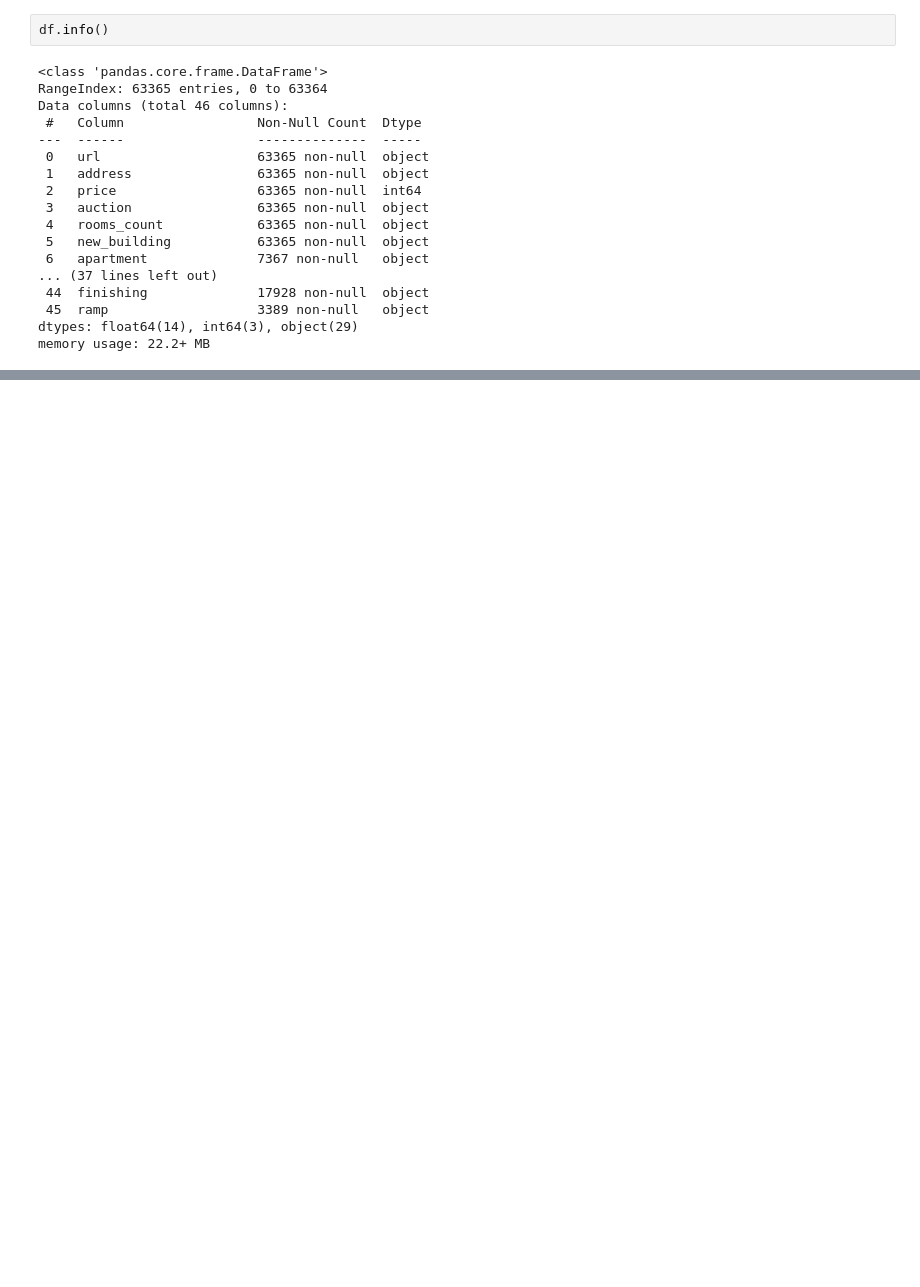
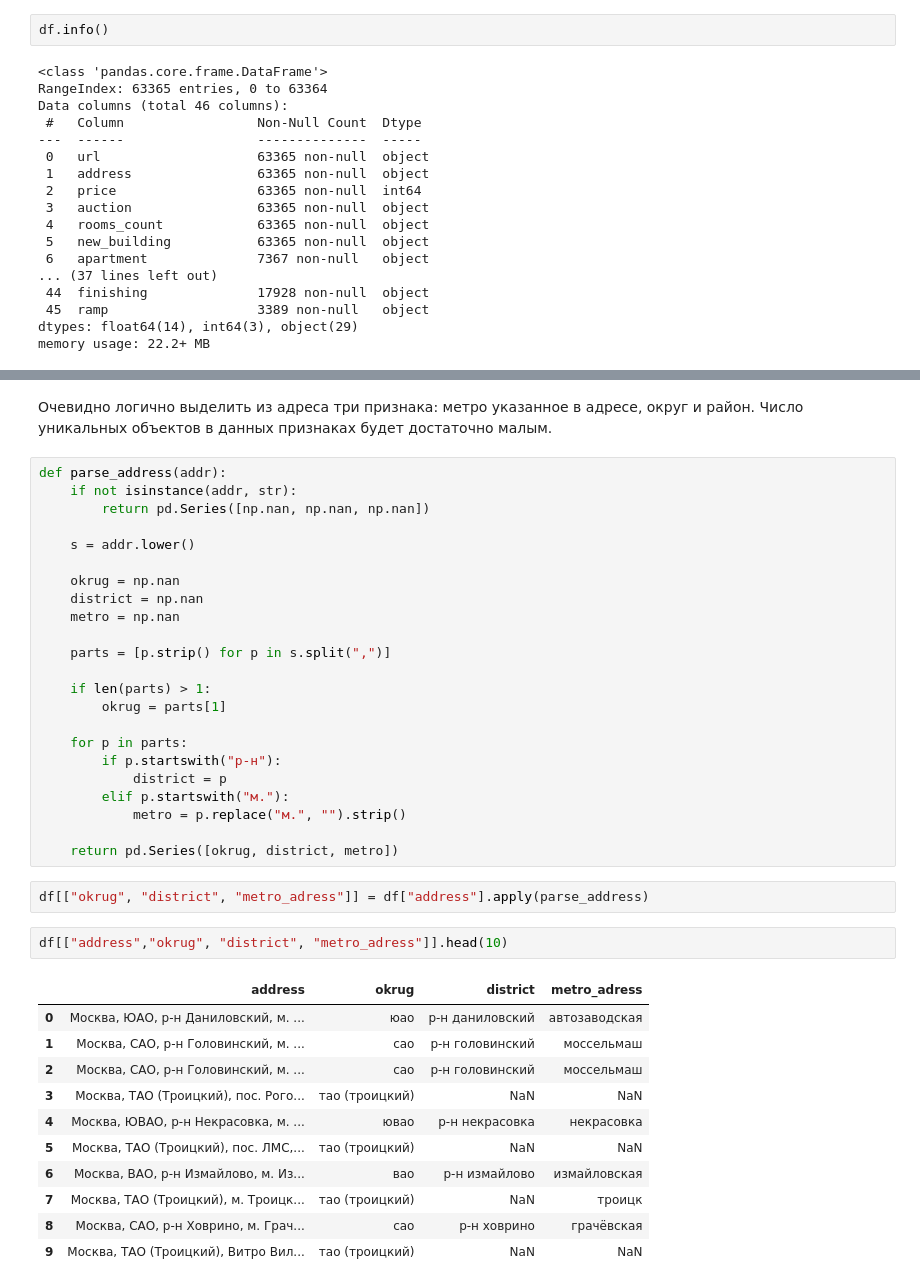
Before and after one commit to AyuKamakin/Abd_prj_25_26_team_40, a Jupyter notebook: EDA.ipynb, the cells around one changed output, grey strips where cells are left out. Drawn from its saved outputs; the diff is of its cells as text; blank space fills up the shorter version.

```diff
--- a/EDA.ipynb
+++ b/EDA.ipynb
@@ -197,0 +367,41 @@ plt.show()
+# %% [markdown]
+Очевидно логично выделить из адреса три признака: метро указанное в адресе, округ и район. Число уникальных объектов в данных признаках будет достаточно малым.
+# %%
+def parse_address(addr):
+    if not isinstance(addr, str):
+        return pd.Series([np.nan, np.nan, np.nan])
+
+    s = addr.lower()
+
+    okrug = np.nan
+    district = np.nan
+    metro = np.nan
+
+    parts = [p.strip() for p in s.split(",")]
+
+    if len(parts) > 1:
+        okrug = parts[1]
+
+    for p in parts:
+        if p.startswith("р-н"):
+            district = p
+        elif p.startswith("м."):
+            metro = p.replace("м.", "").strip()
+
+    return pd.Series([okrug, district, metro])
+# %%
+df[["okrug", "district", "metro_adress"]] = df["address"].apply(parse_address)
+# %%
+df[["address","okrug", "district", "metro_adress"]].head(10)
+# %% [output]
+|  | address | okrug | district | metro_adress |
+| 0 | Москва, ЮАО, р-н Даниловский, м. ... | юао | р-н даниловский | автозаводская |
+| 1 | Москва, САО, р-н Головинский, м. ... | сао | р-н головинский | моссельмаш |
+| 2 | Москва, САО, р-н Головинский, м. ... | сао | р-н головинский | моссельмаш |
+| 3 | Москва, ТАО (Троицкий), пос. Рого... | тао (троицкий) | NaN | NaN |
+| 4 | Москва, ЮВАО, р-н Некрасовка, м. ... | ювао | р-н некрасовка | некрасовка |
+| 5 | Москва, ТАО (Троицкий), пос. ЛМС,... | тао (троицкий) | NaN | NaN |
+| 6 | Москва, ВАО, р-н Измайлово, м. Из... | вао | р-н измайлово | измайловская |
+| 7 | Москва, ТАО (Троицкий), м. Троицк... | тао (троицкий) | NaN | троицк |
+| 8 | Москва, САО, р-н Ховрино, м. Грач... | сао | р-н ховрино | грачёвская |
+| 9 | Москва, ТАО (Троицкий), Витро Вил... | тао (троицкий) | NaN | NaN |
```
Also changed, not shown: parts of 51 cells of this notebook.
